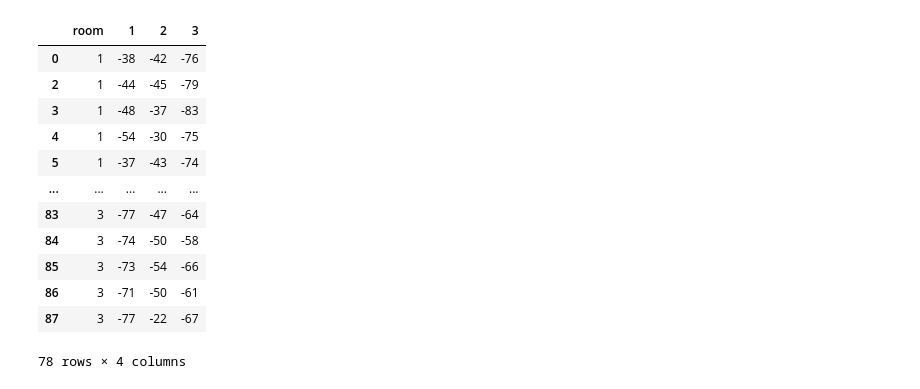
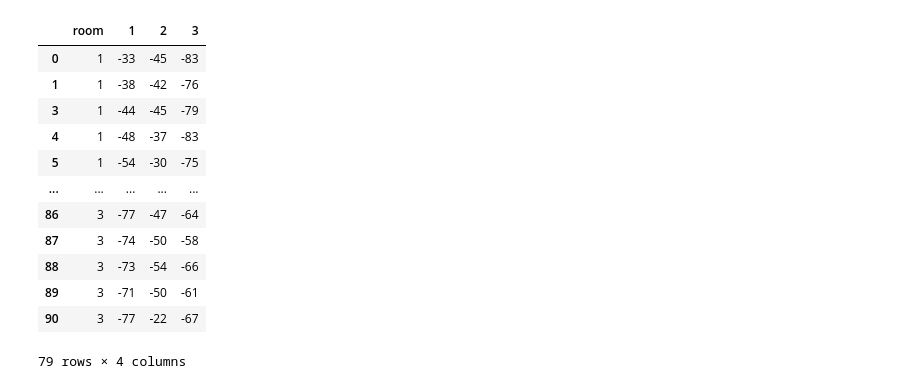
Before and after one commit to TvarozekRastislav/Little-M, a Jupyter notebook: code_base/data_clear_jupyter.ipynb, the cells around one changed output. Cells and saved outputs as stored; diff of their text form; code cells hidden in the pictures.

```diff
--- a/code_base/data_clear_jupyter.ipynb
+++ b/code_base/data_clear_jupyter.ipynb
@@ -8,29 +8,29 @@ plt.rcParams['figure.figsize'] = 20, 15
 # %%
 #------------set-up---------------
 data_in_name = "data_in.txt"
 data_out_name = "data_out.csv"
-separator = "|"
+separator = '|'
 #---------------------------------
-df = pd.read_csv('data_in.txt', sep=separator, header=None,skiprows=2)
-df.columns = ["room","1","n","2","n","3","n"]
-df.pop("n")
+df = pd.read_csv('data_in.txt', sep = separator, header = None)
+df = df.drop([2,4,6], axis = 1)
+df.columns = ["room","1","2","3"]
 df = df.dropna(axis = 0)
-df = df.astype({"3": int})
+df = df.astype({"3": int, "2" : int , "1": int})
 df
 # %% [output]
 |  | room | 1 | 2 | 3 |
-| 0 | 1 | -38 | -42 | -76 |
-| 2 | 1 | -44 | -45 | -79 |
-| 3 | 1 | -48 | -37 | -83 |
-| 4 | 1 | -54 | -30 | -75 |
-| 5 | 1 | -37 | -43 | -74 |
+| 0 | 1 | -33 | -45 | -83 |
+| 1 | 1 | -38 | -42 | -76 |
+| 3 | 1 | -44 | -45 | -79 |
+| 4 | 1 | -48 | -37 | -83 |
+| 5 | 1 | -54 | -30 | -75 |
 | ... | ... | ... | ... | ... |
-| 83 | 3 | -77 | -47 | -64 |
-| 84 | 3 | -74 | -50 | -58 |
-| 85 | 3 | -73 | -54 | -66 |
-| 86 | 3 | -71 | -50 | -61 |
-| 87 | 3 | -77 | -22 | -67 |
+| 86 | 3 | -77 | -47 | -64 |
+| 87 | 3 | -74 | -50 | -58 |
+| 88 | 3 | -73 | -54 | -66 |
+| 89 | 3 | -71 | -50 | -61 |
+| 90 | 3 | -77 | -22 | -67 |
-78 rows × 4 columns
+79 rows × 4 columns
 # %%
 df.room.value_counts()
 # %% [output]
```
Also changed, not shown: parts of 3 cells of this notebook, 5 other files.
